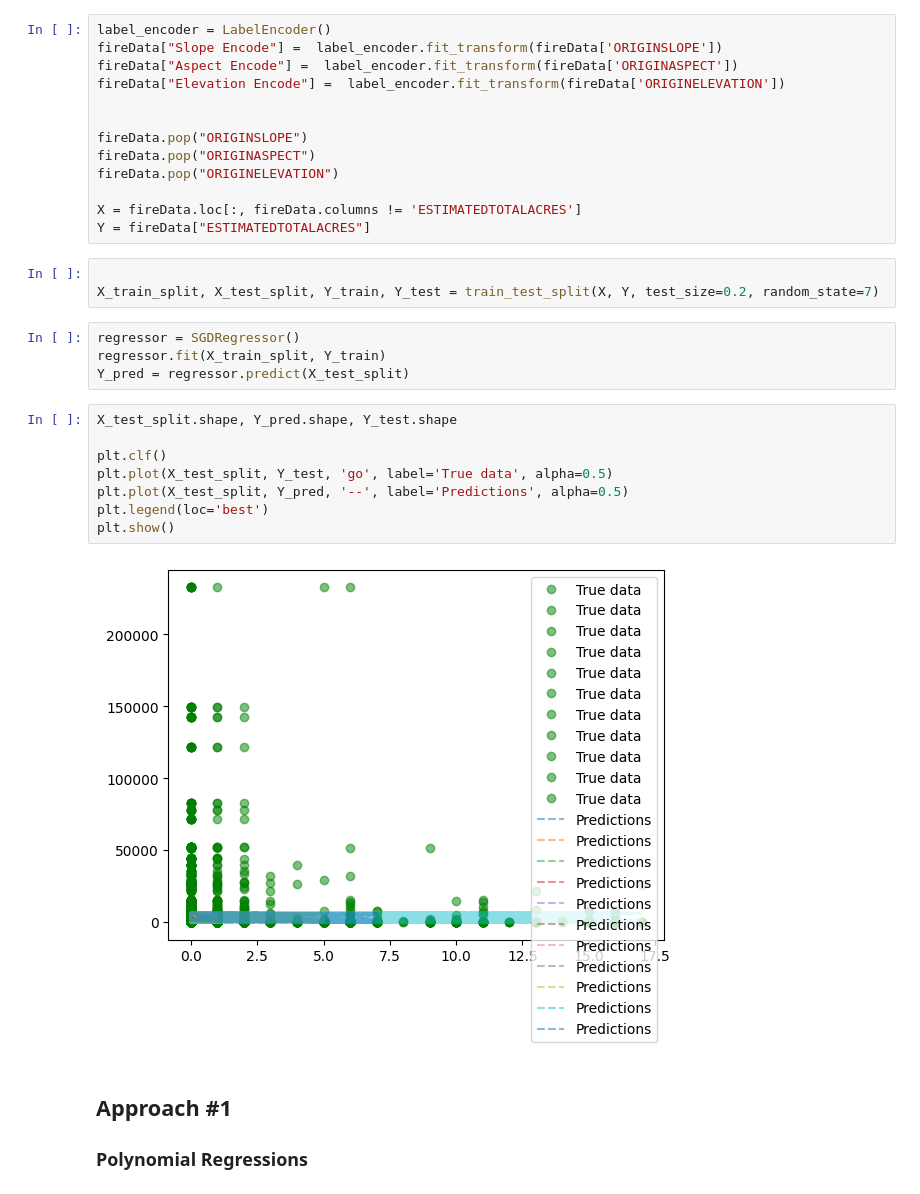
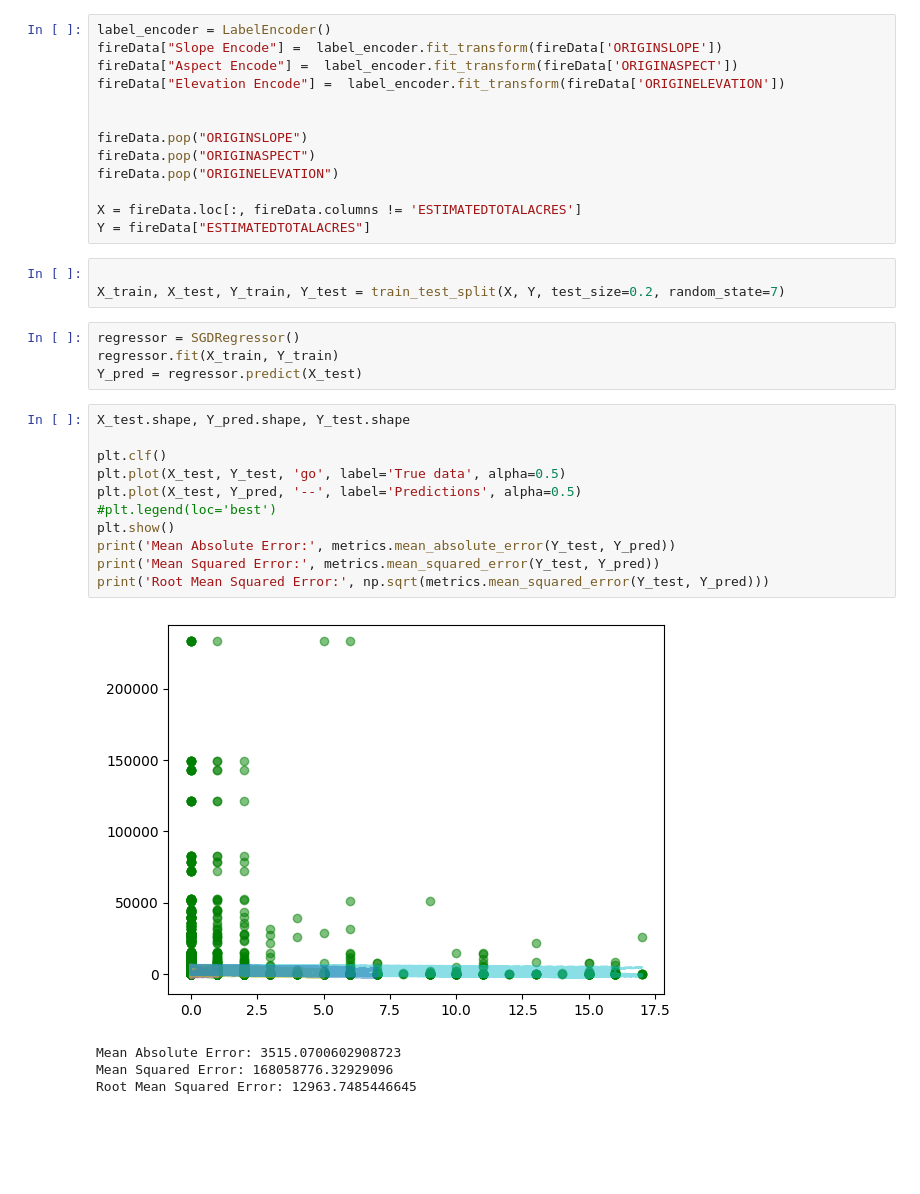
Before and after one commit to AeJohnson13/FireAid-stuff, a Jupyter notebook: Mini-Project.ipynb, the cells around one changed output. Drawn from its saved outputs; the diff is of its cells as text; blank space fills up the shorter version.

```diff
--- a/Mini-Project.ipynb
+++ b/Mini-Project.ipynb
@@ -35,21 +39,24 @@ X = fireData.loc[:, fireData.columns != 'ESTIMATEDTOTALACRES']
 Y = fireData["ESTIMATEDTOTALACRES"]
 # %%
 
-X_train_split, X_test_split, Y_train, Y_test = train_test_split(X, Y, test_size=0.2, random_state=7)
+X_train, X_test, Y_train, Y_test = train_test_split(X, Y, test_size=0.2, random_state=7)
 # %%
 regressor = SGDRegressor()
-regressor.fit(X_train_split, Y_train)
-Y_pred = regressor.predict(X_test_split)
+regressor.fit(X_train, Y_train)
+Y_pred = regressor.predict(X_test)
 # %%
-X_test_split.shape, Y_pred.shape, Y_test.shape
+X_test.shape, Y_pred.shape, Y_test.shape
 
 plt.clf()
-plt.plot(X_test_split, Y_test, 'go', label='True data', alpha=0.5)
-plt.plot(X_test_split, Y_pred, '--', label='Predictions', alpha=0.5)
-plt.legend(loc='best')
+plt.plot(X_test, Y_test, 'go', label='True data', alpha=0.5)
+plt.plot(X_test, Y_pred, '--', label='Predictions', alpha=0.5)
+#plt.legend(loc='best')
 plt.show()
+print('Mean Absolute Error:', metrics.mean_absolute_error(Y_test, Y_pred))
+print('Mean Squared Error:', metrics.mean_squared_error(Y_test, Y_pred))
+print('Root Mean Squared Error:', np.sqrt(metrics.mean_squared_error(Y_test, Y_pred)))
 # %% [output]
-[figure, old version]
+[figure, new version]
+Mean Absolute Error: 3515.0700602908723
+Mean Squared Error: 168058776.32929096
+Root Mean Squared Error: 12963.7485446645
-# %% [markdown]
-## Approach #1
-### Polynomial Regressions
```
Also changed, not shown: parts of 26 cells of this notebook, 1 other file.
